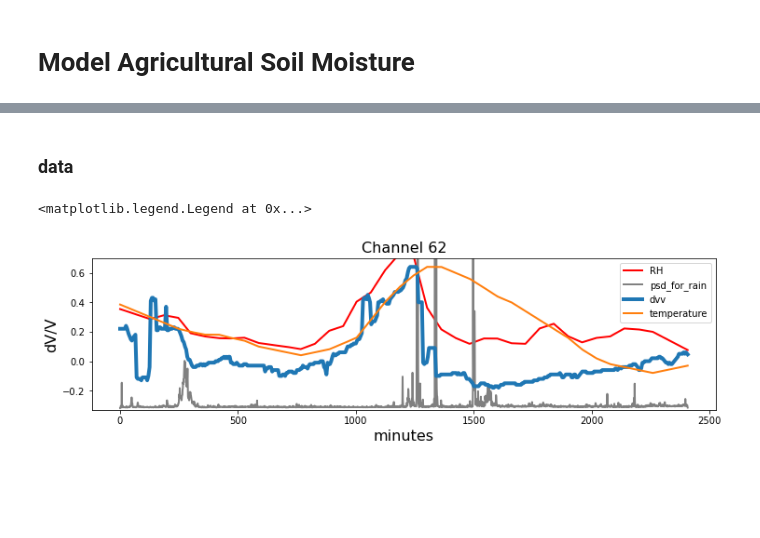
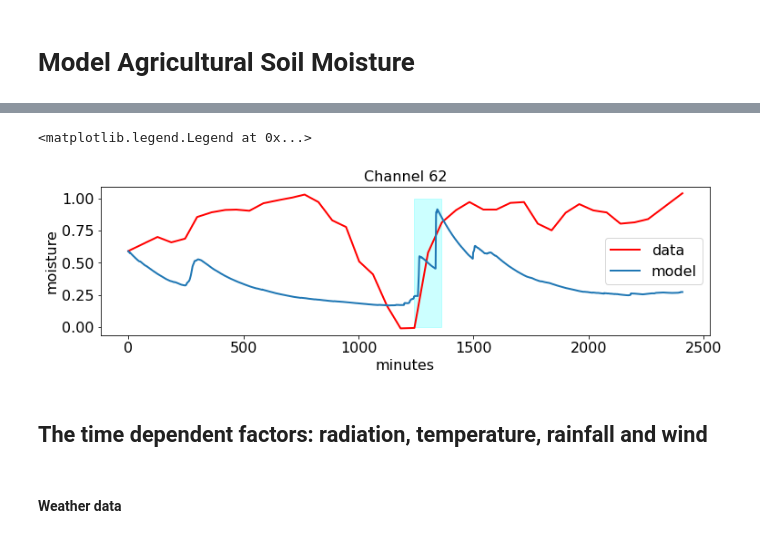
Before and after one commit to Denolle-Lab/FarmDAS, a Jupyter notebook: examples/dvv_and_model/hydrology_models.ipynb, the cells around one changed output, grey strips where cells are left out. Saved outputs shown, nothing was run; the diff lists cells and outputs as text; code cells hidden in the pictures; blank space fills up the shorter version.

```diff
--- a/examples/dvv_and_model/hydrology_models.ipynb
+++ b/examples/dvv_and_model/hydrology_models.ipynb
@@ -13,0 +100,56 @@ matplotlib.rcParams.update({'font.size': 16})
+# %%
+## This model assumes a uniform moisture at the surface and the depth
+## The moisture is from the forward modelled water saturation
+class hydro0:
+    def __init__(self, prec, porosity, s0, T, I, till, tire, A_p, A_e, A_d, length=2408):
+        self.prec = prec
+        self.s = s0
+        self.phi = porosity  ## Porosity
+        self.T = T
+        self.I = I
+        self.till = till
+        self.tire = tire
+        self.A_p = A_p
+        self.A_e = A_e
+        self.A_d = A_d
+        self.length = length
+
+        self.a = 6.75e-7 * np.power(self.I, 3) - 7.71e-5 * np.power(self.I, 2) + 1.792e-2 * self.I + 0.49239
+
+
+    def get_s_history(self):
+
+        s_history = np.zeros(self.length)
+
+        for i in range(self.length):
+            ## evaporation
+            self.pet = 1.6 * np.power((10*self.T[i] / self.I), self.a)
+            self.evap = self.pet * self.s * self.till * self.tire   ## Evaporation rate
+
+            ## drainage
+            self.drain = self.prec[i] * self.s * self.till * self.tire  ## Drainage rate
+
+            prec_rate = self.A_p * self.prec[i]
+            evap_rate = self.A_e * self.evap
+            drain_rate = self.A_d * self.drain
+            s_rate = prec_rate - evap_rate - drain_rate
+            self.s += s_rate
+            s_history[i] = self.s
+
+        return s_history
+
+s_history = hydro0(np.roll(psd, 1), 0.5, (s[0]-0.28)/0.62, temp, 12, 25, 7, 1,0.000003,0.0057).get_s_history()
+
+plt.figure(figsize=(12, 3))
+plt.fill_between([1240,1360], [0,0], [1,1], color='cyan', alpha=0.2)
+plt.plot(np.arange(2408), (s-0.28)/0.62, label='data', color='r', lw=2)
+plt.plot(np.arange(2408), s_history, label='model', lw=2)
+plt.xlabel("minutes", fontsize = 16)
+plt.ylabel("moisture", fontsize = 16)
+plt.title("Channel 62", fontsize = 16)
+plt.legend()
+# %% [output]
+<matplotlib.legend.Legend at 0x...>
+[figure, added]
+# %% [markdown]
+## The time dependent factors: radiation, temperature, rainfall and wind
@@ -14,24 +199,2 @@ matplotlib.rcParams.update({'font.size': 16})
 # %% [markdown]
-### data
+#### Weather data
-# %%
-with h5py.File('/fd1/QibinShi_data/England_farm/interp_dvv_temp_moisture.hdf5', 'r') as f:
-    moisture = f['moisture'][:]
-    dvv = f['dvv'][18]
-    psd = f['psd_rain'][:]
-    temp = f['temperature'][:]
-
-s=moisture/100*2-1
-
-plt.figure(figsize=(12, 3))
-plt.plot(np.arange(len(moisture)), 1-s, label='RH', color='r', lw=2)
-plt.plot(np.arange(len(psd)), psd *15-0.32, label='psd_for_rain', color='gray', lw=2)
-plt.plot(np.arange(len(dvv)), dvv-1, label='dvv', lw=4)
-plt.plot(np.arange(len(temp)), (temp-8)/5, label='temperature', lw=2)
-plt.ylim(-0.33, 0.7)
-plt.xlabel("minutes", fontsize = 16)
-plt.ylabel("dV/V", fontsize = 16)
-plt.title("Channel 62", fontsize = 16)
-plt.legend()
-# %% [output]
-<matplotlib.legend.Legend at 0x...>
-[figure, removed]
```
Also changed, not shown: parts of 28 cells of this notebook.
